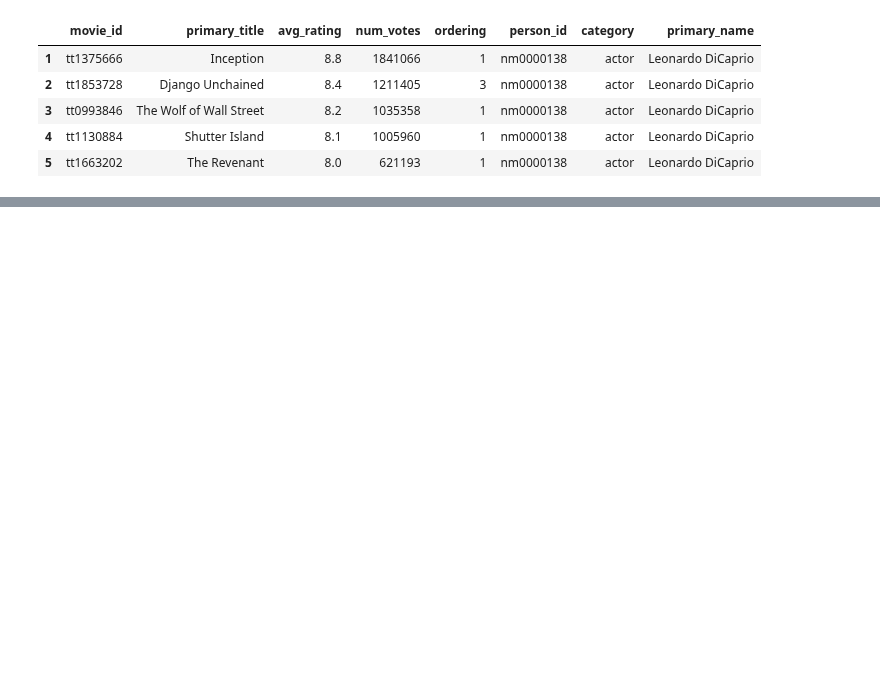
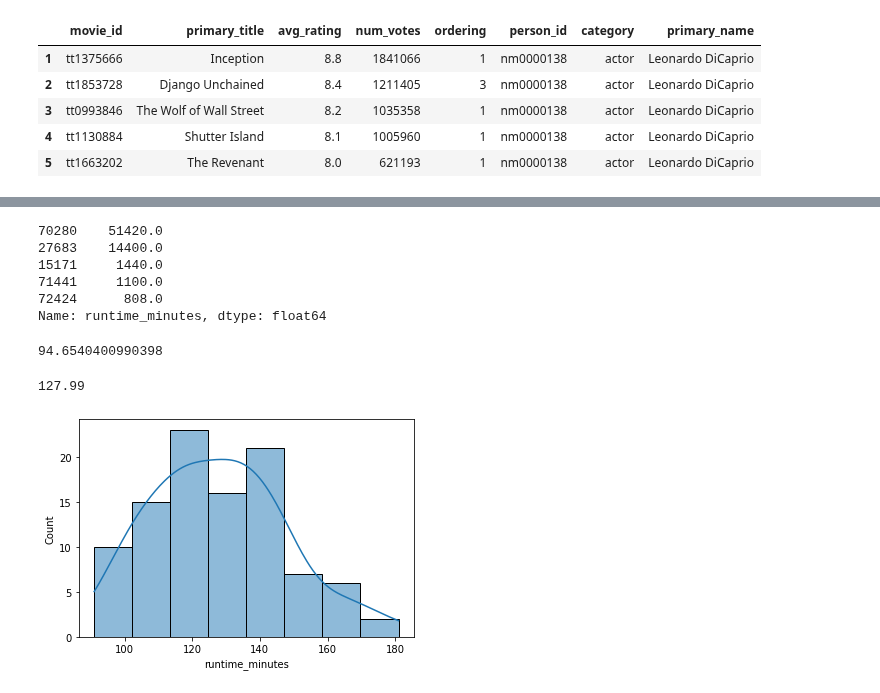
Before and after one commit to reboyce/Gilbert-Team-Repo, a Jupyter notebook: Notebooks/Chris Notebook.ipynb, the cells around one changed output, grey strips where cells are left out. Cells and saved outputs as stored; diff of their text form; code cells hidden in the pictures; blank space fills up the shorter version.

```diff
--- a/Notebooks/Chris Notebook.ipynb
+++ b/Notebooks/Chris Notebook.ipynb
@@ -221,0 +228,31 @@ top_genre_counts.plot(kind='bar', figsize=(8, 4));
+# %%
+#runtimes sorted in descending order
+runtimes.sort_values(ascending = False).head()
+# %% [output]
+70280    51420.0
+27683    14400.0
+15171     1440.0
+71441     1100.0
+72424      808.0
+Name: runtime_minutes, dtype: float64
+# %%
+# Total movies mean runtime
+total_mean_runtime = runtimes.mean()
+total_mean_runtime
+# %% [output]
+94.6540400990398
+# %%
+# top 100 runtimes
+top_100_rt = top_100_movies.runtime_minutes
+top_100_rt.dropna(inplace=True)
+# %%
+# top 100 mean runtimes
+top_100_mean_rt = top_100_rt.mean()
+top_100_mean_rt
+# %% [output]
+127.99
+# %%
+top_100_rt_hist = sns.histplot(top_100_rt, kde=True)
+top_100_rt_hist;
+# %% [output]
+[figure, added]
```
Also changed, not shown: parts of 10 cells of this notebook.
